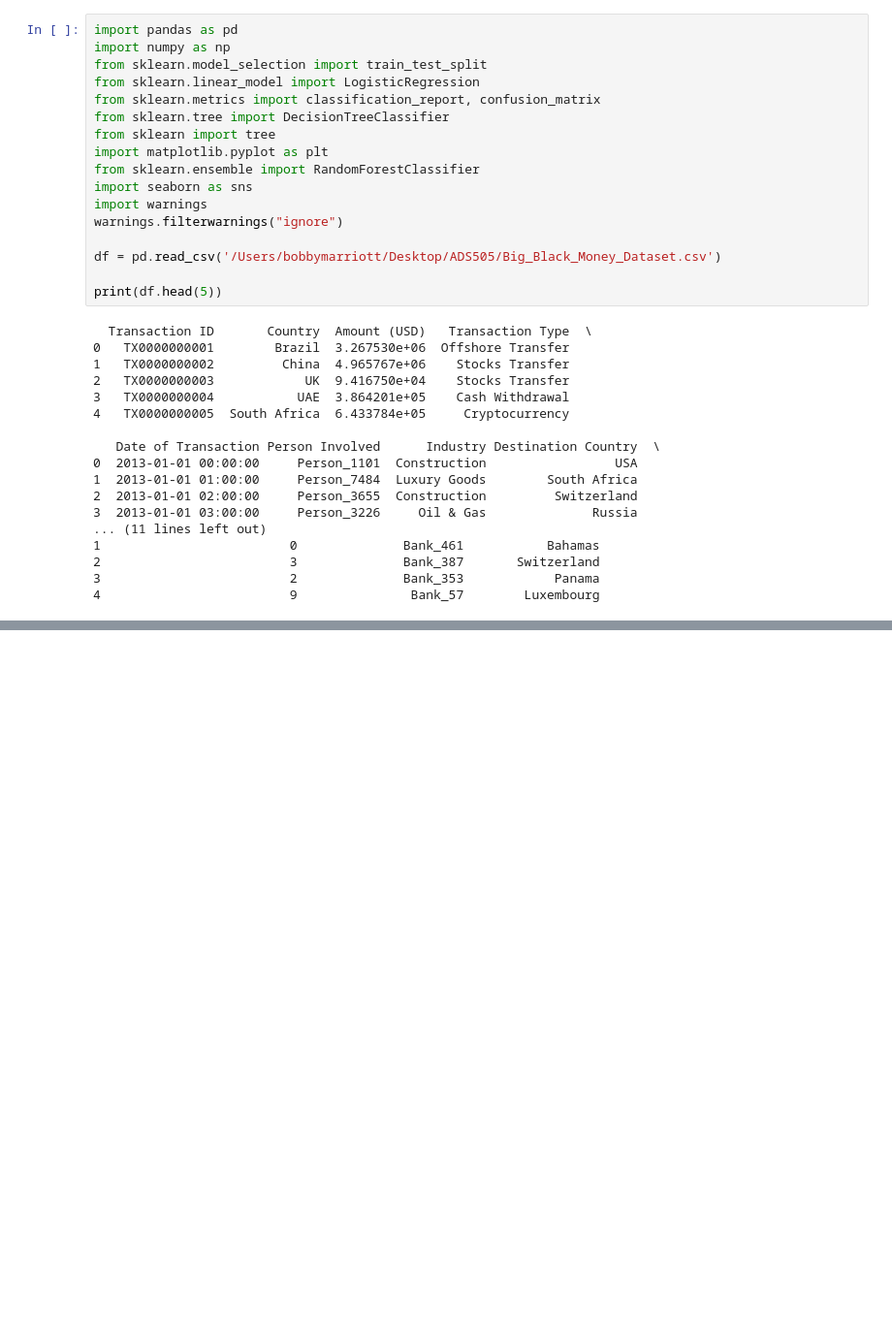
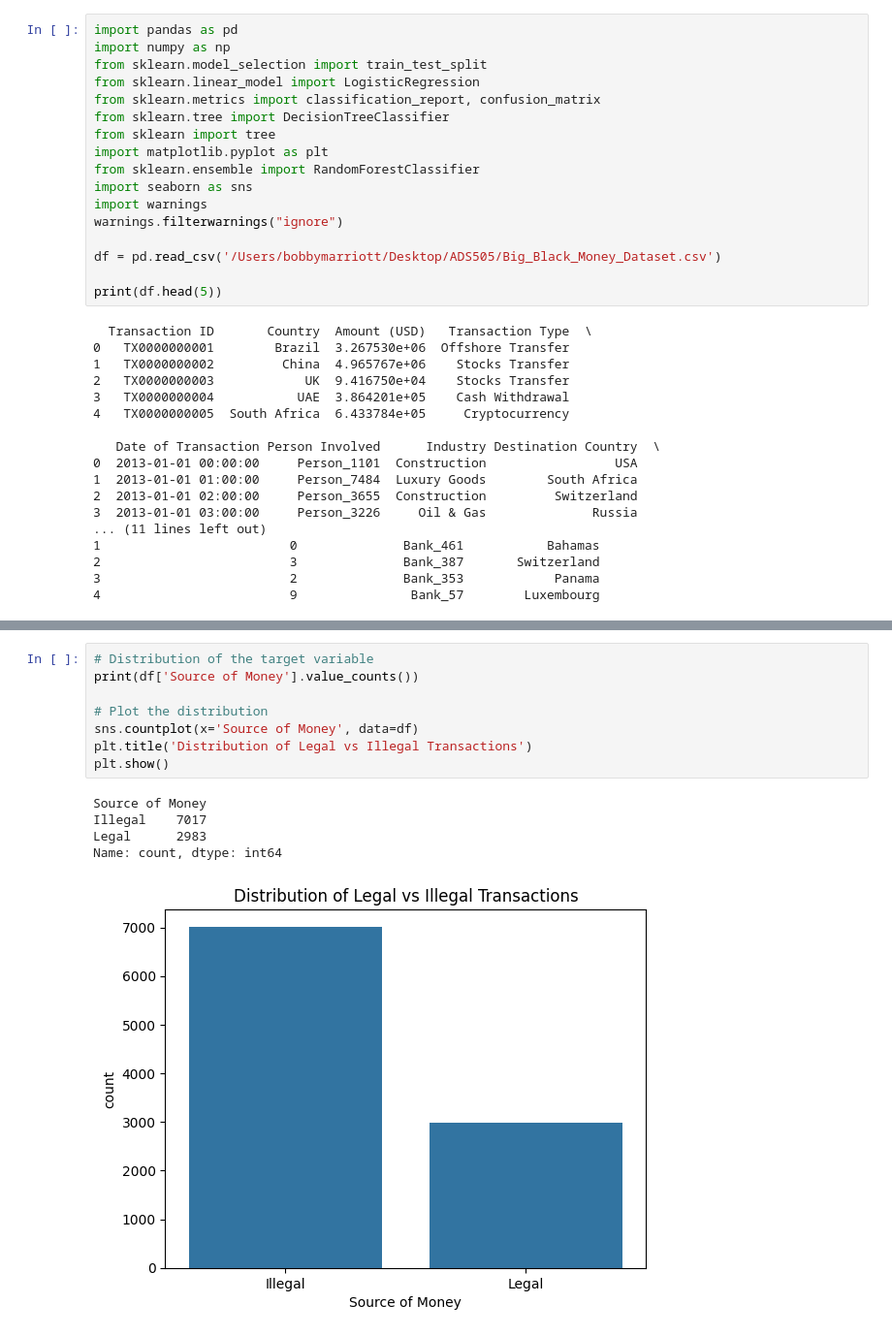
Before and after one commit to edgar-rosales95/Final_505, a Jupyter notebook: Final_505.ipynb, the cells around one changed output, grey strips where cells are left out. Shown at 97% size. Drawn from its saved outputs; the diff is of its cells as text; blank space fills up the shorter version.

```diff
--- a/Final_505.ipynb
+++ b/Final_505.ipynb
@@ -35,0 +63,14 @@ print(df.head(5))
+# %%
+# Distribution of the target variable
+print(df['Source of Money'].value_counts())
+
+# Plot the distribution
+sns.countplot(x='Source of Money', data=df)
+plt.title('Distribution of Legal vs Illegal Transactions')
+plt.show()
+# %% [output]
+Source of Money
+Illegal    7017
+Legal      2983
+Name: count, dtype: int64
+[figure, added]
```
Also changed, not shown: parts of 5 cells of this notebook.
